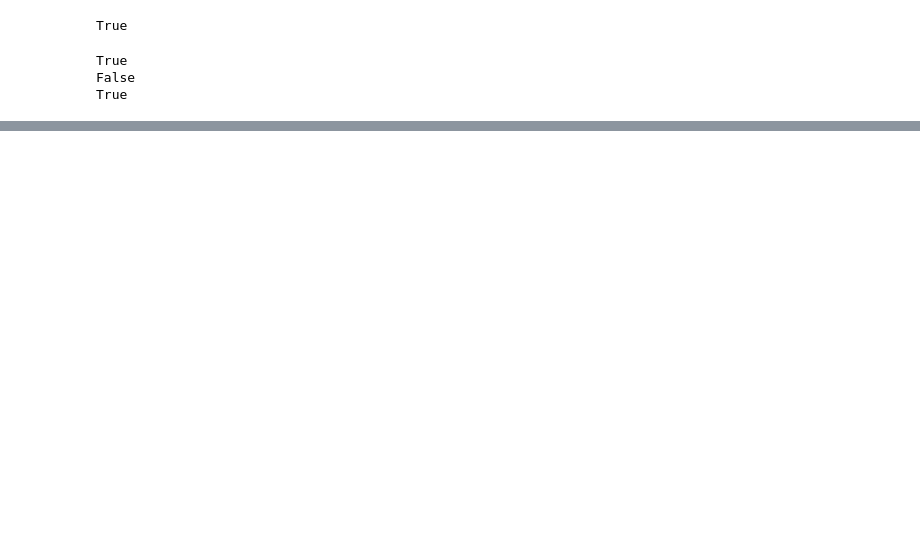
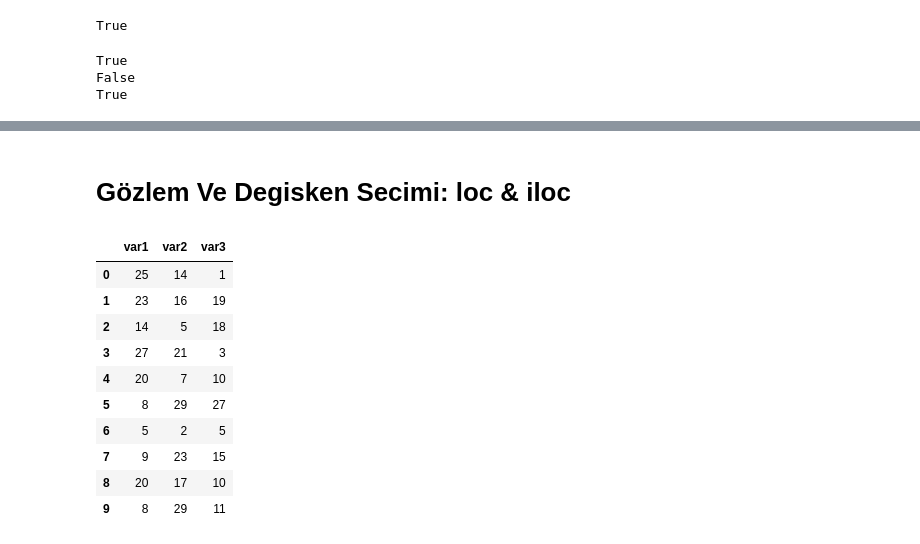
Before and after one commit to IbrahimErkan/Python-Programlama, a Jupyter notebook: DataManipulation-PANDAS.ipynb, the cells around one changed output, grey strips where cells are left out. Saved outputs shown, nothing was run; the diff lists cells and outputs as text; code cells hidden in the pictures; blank space fills up the shorter version.

```diff
--- a/DataManipulation-PANDAS.ipynb
+++ b/DataManipulation-PANDAS.ipynb
@@ -520,0 +521,21 @@ df
+# %% [markdown]
+# Gözlem Ve Degisken Secimi: loc & iloc
+# %%
+import numpy as np
+import pandas as pd
+m = np.random.randint(1,30, size = (10,3))
+df = pd.DataFrame(m, columns = ["var1","var2","var3"])
+# %%
+df
+# %% [output]
+|  | var1 | var2 | var3 |
+| 0 | 25 | 14 | 1 |
+| 1 | 23 | 16 | 19 |
+| 2 | 14 | 5 | 18 |
+| 3 | 27 | 21 | 3 |
+| 4 | 20 | 7 | 10 |
+| 5 | 8 | 29 | 27 |
+| 6 | 5 | 2 | 5 |
+| 7 | 9 | 23 | 15 |
+| 8 | 20 | 17 | 10 |
+| 9 | 8 | 29 | 11 |
```
Also changed, not shown: parts of 28 cells of this notebook.
